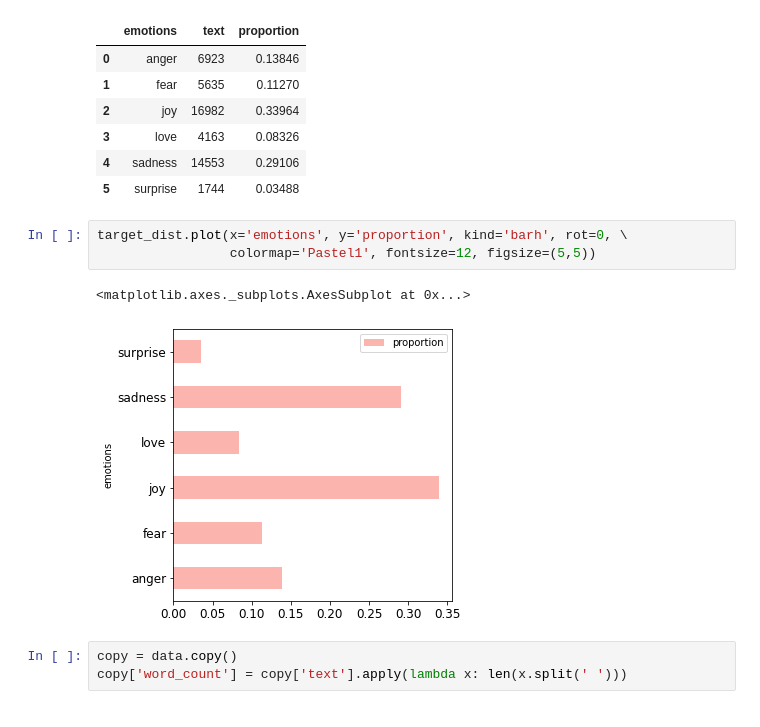
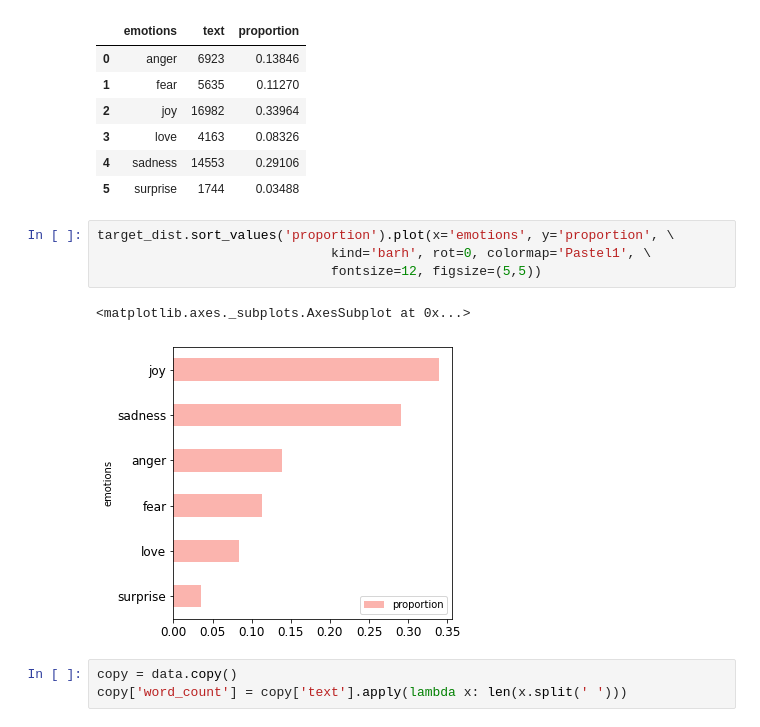
Before and after one commit to ppkgtmm/emotion, a Jupyter notebook: emo_EDA.ipynb, the cells around one changed output. Saved outputs shown, nothing was run; the diff lists cells and outputs as text.

```diff
--- a/emo_EDA.ipynb
+++ b/emo_EDA.ipynb
@@ -62,11 +62,12 @@ target_dist
 | 4 | sadness | 14553 | 0.29106 |
 | 5 | surprise | 1744 | 0.03488 |
 # %%
-target_dist.plot(x='emotions', y='proportion', kind='barh', rot=0, \
-                 colormap='Pastel1', fontsize=12, figsize=(5,5))
+target_dist.sort_values('proportion').plot(x='emotions', y='proportion', \
+                              kind='barh', rot=0, colormap='Pastel1', \
+                              fontsize=12, figsize=(5,5))
 # %% [output]
 <matplotlib.axes._subplots.AxesSubplot at 0x...>
-[figure, old version]
+[figure, new version]
 # %%
 copy = data.copy()
 copy['word_count'] = copy['text'].apply(lambda x: len(x.split(' ')))
```
